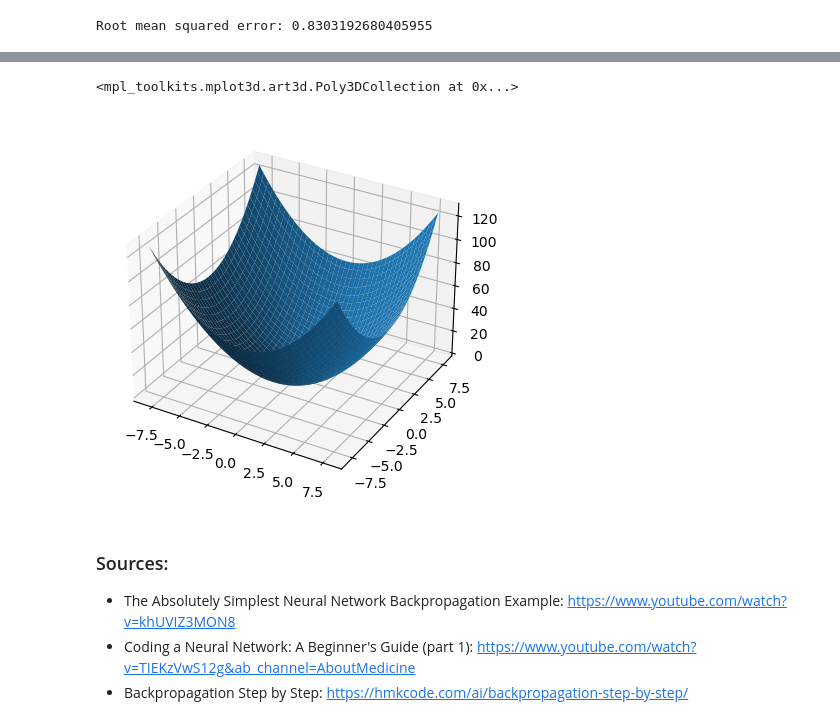
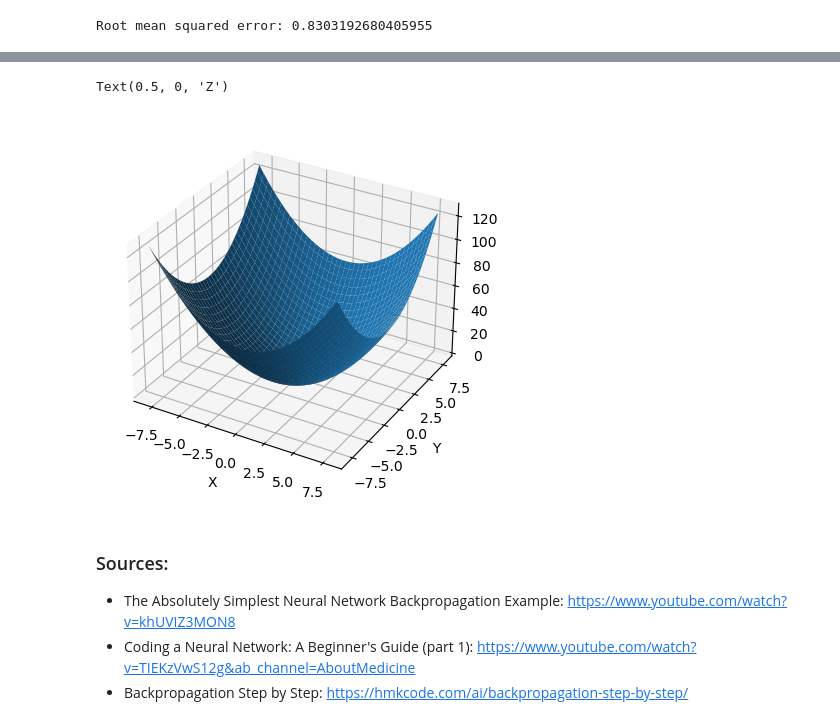
Before and after one commit to SamuelkohP04/Simple-Deep-Learning-NN, a Jupyter notebook: simple deep learning neural network.ipynb, the cells around one changed output, grey strips where cells are left out. Saved outputs shown, nothing was run; the diff lists cells and outputs as text; code cells hidden in the pictures.

```diff
--- a/simple deep learning neural network.ipynb
+++ b/simple deep learning neural network.ipynb
@@ -400,24 +404,28 @@ $\frac{dz}{dy} = x^{2} + 2y$.
 # %%
 import matplotlib.pyplot as plt
 from mpl_toolkits.mplot3d import Axes3D
 %matplotlib inline
 
 x = np.arange(-8, 8, 0.1)
 y = np.arange(-8, 8, 0.1)
 x, y = np.meshgrid(x, y)
 
 z = x ** 2 + y ** 2
 
 axes = plt.axes(projection = '3d')
 axes.plot_surface(x, y, z)
 
+# Label the axes
+axes.set_xlabel('X')
+axes.set_ylabel('Y')
+axes.set_zlabel('Z')
 
 #derivative = 2 * x
 #plt.plot(x, y, x, z)
 #plt.show()
 # %% [output]
-<mpl_toolkits.mplot3d.art3d.Poly3DCollection at 0x...>
+Text(0.5, 0, 'Z')
-[figure, old version]
+[figure, new version]
 # %% [markdown]
 ### Sources:
 - The Absolutely Simplest Neural Network Backpropagation Example: https://www.youtube.com/watch?v=khUVIZ3MON8
```
Also changed, not shown: parts of 55 cells of this notebook.
